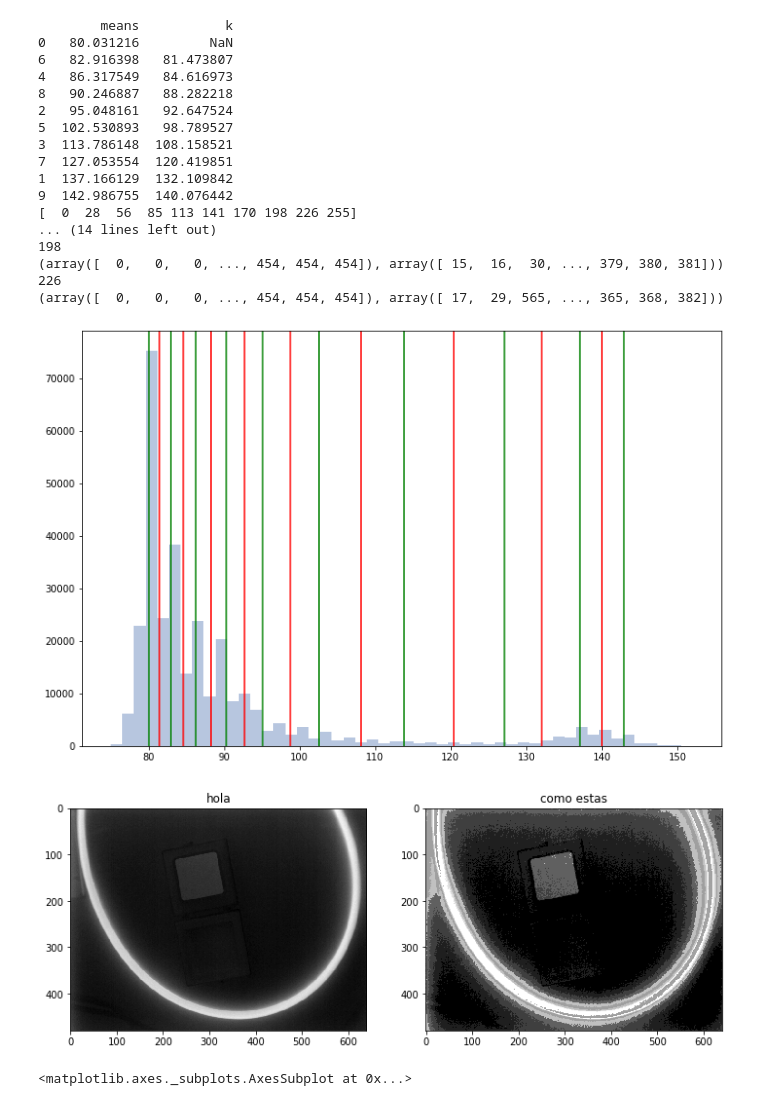
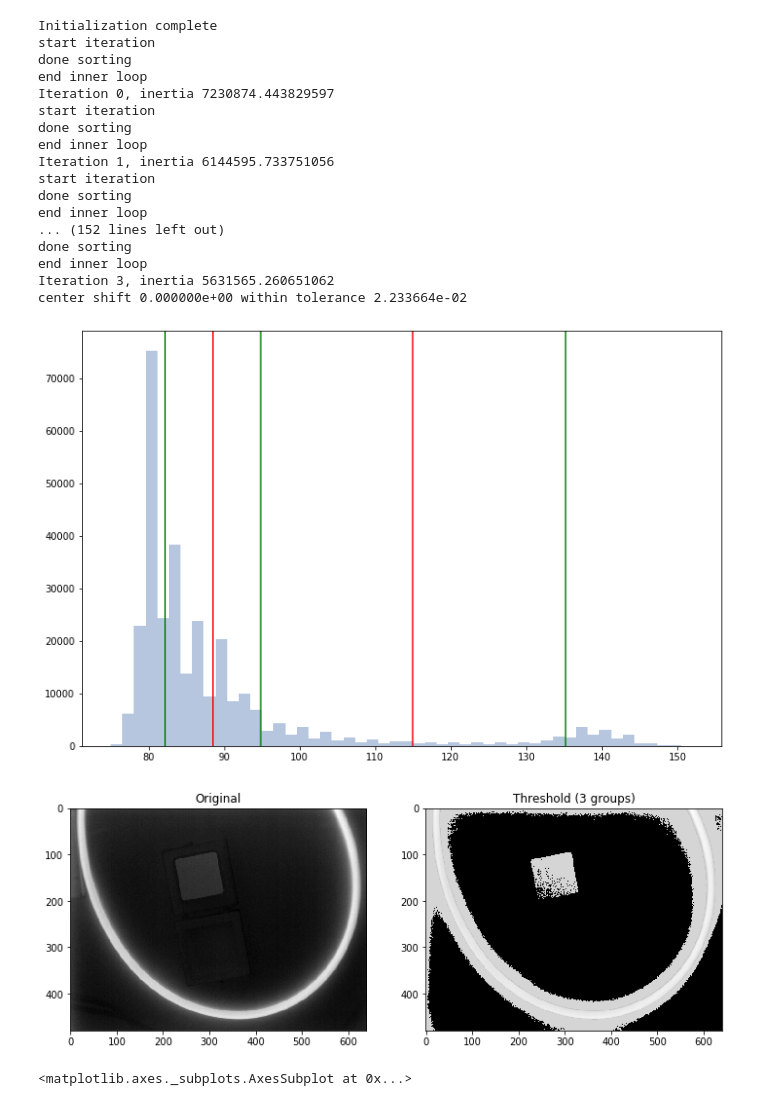
Before and after one commit to Pagutri/ProyectoAsignadoImagenes, a Jupyter notebook: Pregunta1.ipynb, the cells around one changed output. Cells and saved outputs as stored; diff of their text form; code cells hidden in the pictures.

```diff
--- a/Pregunta1.ipynb
+++ b/Pregunta1.ipynb
@@ -56,15 +56,17 @@ def auto_segment(
     figsize: Optional[Tuple[int]] = (12, 8)
 ) -> np.ndarray:
     """
+        Segment (by thresholding)
+    """
 
-    """
+    assert type(groups) is int, f"type(groups) == '{type(groups)}', it should be int."
 
     #Create the destination image from the image passed to the function.
     dst: np.ndarray = copy.deepcopy(img)
 
     # We perform K-Means clustering analysis :
     _intensities = img.flatten().reshape(-1, 1)
-    _kmeans = KMeans(n_clusters=groups, random_state=0, verbose=False).fit(_intensities)
+    _kmeans = KMeans(n_clusters=groups, random_state=0, verbose=verbose).fit(_intensities)
     _centers = pd.core.frame.DataFrame({
         "means": chain.from_iterable(_kmeans.cluster_centers_)
     })
@@ -72,8 +74,6 @@ def auto_segment(
 
     # We obtain our threshold values as pairwise means between cluster centers.
     _centers['k'] = _centers.rolling(2).mean()
-
-    print(_centers)
 
     # Find _max and _min values for segmentation, according to the image dtype
     _floats    = [np.float, np.float16, np.float32, np.float64, np.float128]
@@ -85,14 +85,11 @@ def auto_segment(
 
     # Create the values that will fill the image, according to the thresholds.
     _fill_vals = np.linspace(_min, _max, groups, dtype=img.dtype)
-    print(_fill_vals)
 
     # dst[ dst < _centers['k'].dropna().tolist()[0]] = _fill_vals[0]
     ks = [0] + _centers['k'].dropna().tolist()
     for j in range(len(ks) - 1):
-        print(_fill_vals[j])
         _mask = np.nonzero( (dst > ks[j]) & (dst < ks[j+1]) )
-        print(_mask)
         dst[ _mask ] = _fill_vals[j]
 
     if verbose:
@@ -104,39 +101,39 @@ def auto_segment(
         fig2 = plt.figure(figsize = figsize)
         fig2.add_subplot(1, 2, 1)
         plt.imshow(img, cmap = 'gray')
-        plt.title('hola')
+        plt.title('Original')
         fig2.add_subplot(1, 2, 2)
         plt.imshow(dst, cmap = 'gray')
-        plt.title('como estas')
+        plt.title(f"Threshold ({groups} groups)")
 
 
 
     return dst
 # %%
 _tmp_img = mangueras[llaves[0]]
-mask = auto_segment(_tmp_img, verbose=True, groups=10)
+mask = auto_segment(_tmp_img, verbose=True, groups=3)
 #sns.distplot(mask.flatten())
 #utils.side_by_side(_tmp_img, mask)
 # %% [output]
-        means           k
-0   80.031216         NaN
-6   82.916398   81.473807
-4   86.317549   84.616973
-8   90.246887   88.282218
-2   95.048161   92.647524
-5  102.530893   98.789527
-3  113.786148  108.158521
-7  127.053554  120.419851
-1  137.166129  132.109842
-9  142.986755  140.076442
-[  0  28  56  85 113 141 170 198 226 255]
-... (14 lines left out)
-198
-(array([  0,   0,   0, ..., 454, 454, 454]), array([ 15,  16,  30, ..., 379, 380, 381]))
-226
-(array([  0,   0,   0, ..., 454, 454, 454]), array([ 17,  29, 565, ..., 365, 368, 382]))
+Initialization complete
+start iteration
+done sorting
+end inner loop
+Iteration 0, inertia 7230874.443829597
+start iteration
+done sorting
+end inner loop
+Iteration 1, inertia 6144595.733751056
+start iteration
+done sorting
+end inner loop
+... (152 lines left out)
+done sorting
+end inner loop
+Iteration 3, inertia 5631565.260651062
+center shift 0.000000e+00 within tolerance 2.233664e-02
-[figure, old version]
+[figure, new version]
-[figure, old version]
+[figure, new version]
 # %%
 sns.distplot(mask.flatten())
 # %% [output]
```
Also changed, not shown: 1 other file.
